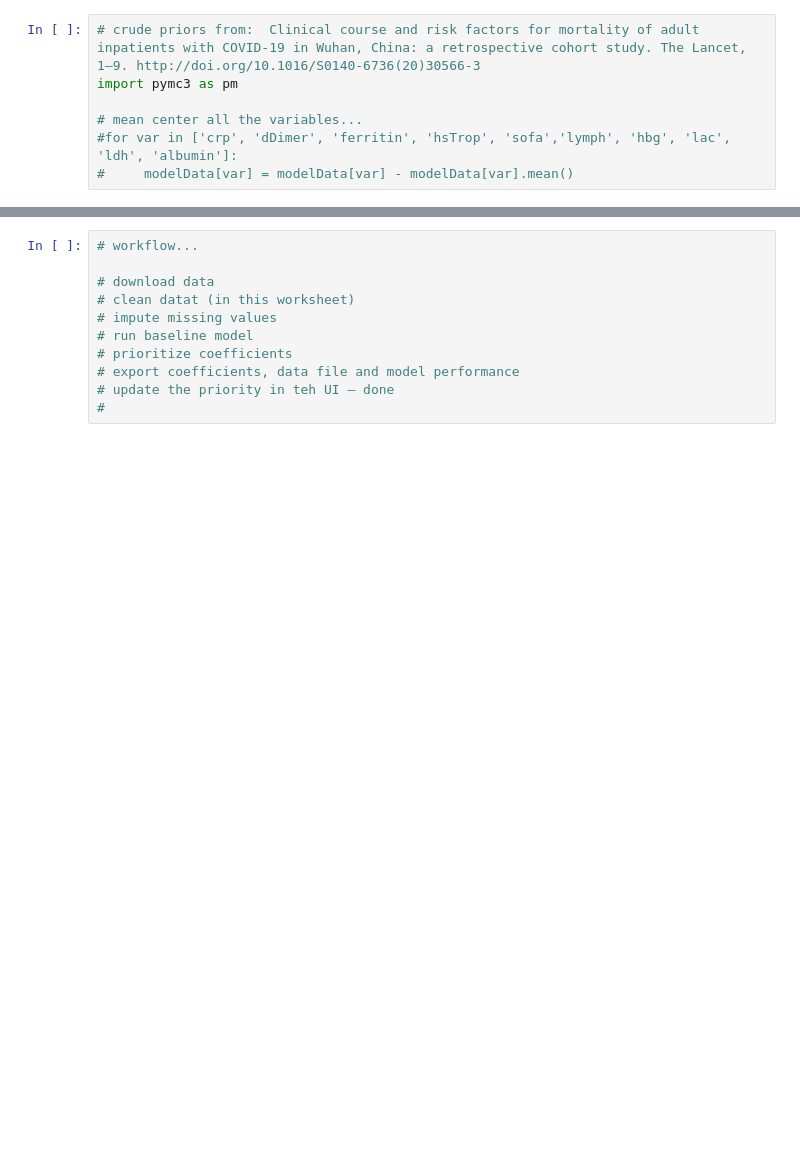
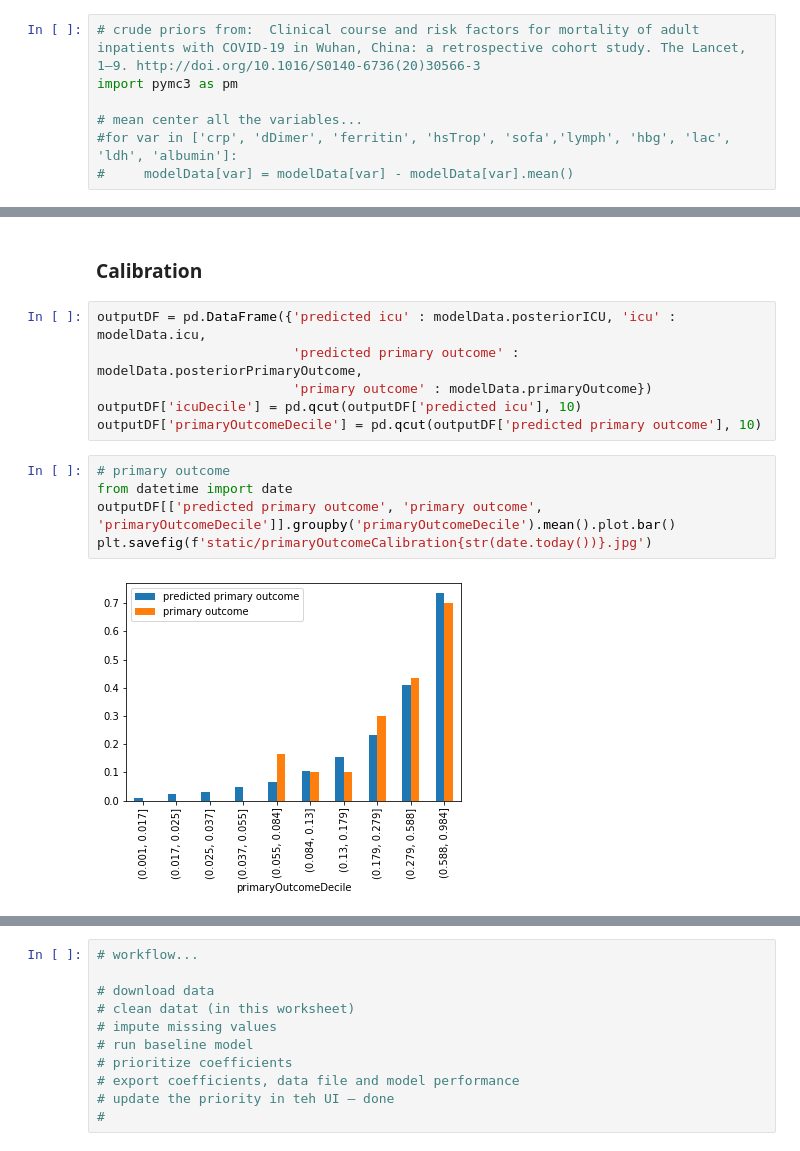
Before and after one commit to jburke5/edCovidRiskPrediction, a Jupyter notebook: buildModelFromUMDataNotebook.ipynb, the cells around one changed output, grey strips where cells are left out. Cells and saved outputs as stored; diff of their text form; blank space fills up the shorter version.

```diff
--- a/buildModelFromUMDataNotebook.ipynb
+++ b/buildModelFromUMDataNotebook.ipynb
@@ -422,0 +644,15 @@ modelCoefficients.loc[modelCoefficients.name=='rr']['p50'].values[0]
+# %% [markdown]
+### Calibration
+# %%
+outputDF = pd.DataFrame({'predicted icu' : modelData.posteriorICU, 'icu' : modelData.icu,
+                         'predicted primary outcome' : modelData.posteriorPrimaryOutcome,
+                         'primary outcome' : modelData.primaryOutcome})
+outputDF['icuDecile'] = pd.qcut(outputDF['predicted icu'], 10)
+outputDF['primaryOutcomeDecile'] = pd.qcut(outputDF['predicted primary outcome'], 10)
+# %%
+# primary outcome
+from datetime import date
+outputDF[['predicted primary outcome', 'primary outcome', 'primaryOutcomeDecile']].groupby('primaryOutcomeDecile').mean().plot.bar()
+plt.savefig(f'static/primaryOutcomeCalibration{str(date.today())}.jpg')
+# %% [output]
+[figure, added]
```
Also changed, not shown: parts of 63 cells of this notebook, 11 other files.
